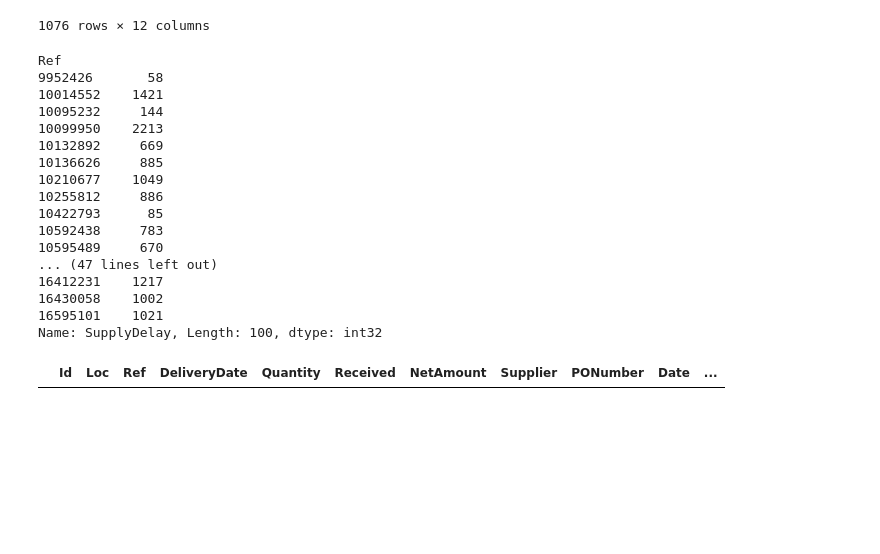
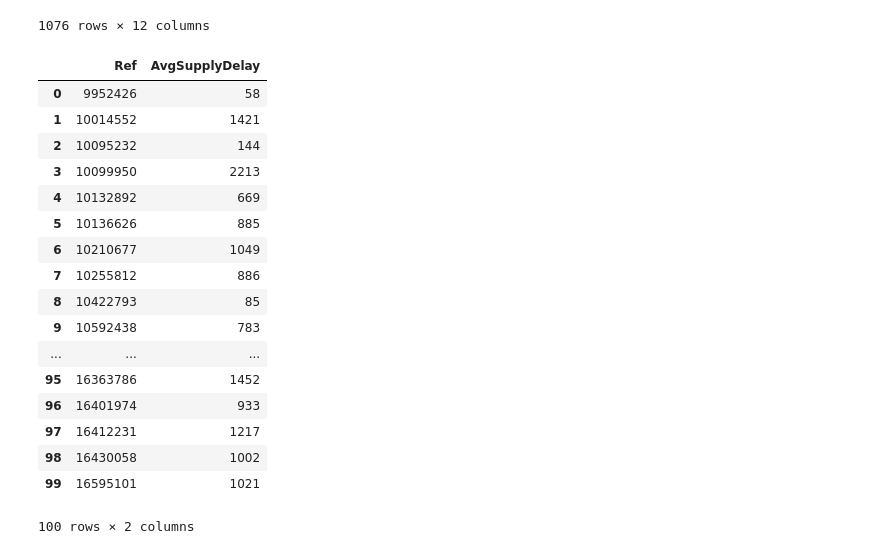
Before and after one commit to pratishthakapoor/RetailReplenishement, a Jupyter notebook: Code/LeadTime/SupplyDelay.ipynb, the cells around one changed output. Cells and saved outputs as stored; diff of their text form; code cells hidden in the pictures; blank space fills up the shorter version.

```diff
--- a/Code/LeadTime/SupplyDelay.ipynb
+++ b/Code/LeadTime/SupplyDelay.ipynb
@@ -164,29 +164,3 @@ purchase_data
 1076 rows × 12 columns
 # %%
 avg_supp = purchase_data.groupby('Ref', as_index = True)['SupplyDelay'].mean().astype(int)
-# %%
-print(avg_supp)
-new_column = pd.DataFrame({"AverageSupplyDelay": avg_supp})
-purchase_data = purchase_data.merge(new_column, left_index = True, right_index = True)
-#purchase_data = purchase_data.to_csv(SupplyDelay)
-purchase_data.to_csv('Lokad_PurchaseOrders.csv')
-purchase_data
-# %% [output]
-Ref
-9952426       58
-10014552    1421
-10095232     144
-10099950    2213
-10132892     669
-10136626     885
-10210677    1049
-10255812     886
-10422793      85
-10592438     783
-10595489     670
-... (47 lines left out)
-16412231    1217
-16430058    1002
-16595101    1021
-Name: SupplyDelay, Length: 100, dtype: int32
-|  | Id | Loc | Ref | DeliveryDate | Quantity | Received | NetAmount | Supplier | PONumber | Date | ... |
@@ -192,0 +169,26 @@ Name: SupplyDelay, Length: 100, dtype: int32
+# %%
+colnames=['Ref', 'AvgSupplyDelay']
+avg_supp.to_csv('Lokad_AverageSupplyDelay.csv')
+
+data = pd.read_csv('Lokad_AverageSupplyDelay.csv', names = colnames, header = None)
+
+data
+# %% [output]
+|  | Ref | AvgSupplyDelay |
+| 0 | 9952426 | 58 |
+| 1 | 10014552 | 1421 |
+| 2 | 10095232 | 144 |
+| 3 | 10099950 | 2213 |
+| 4 | 10132892 | 669 |
+| 5 | 10136626 | 885 |
+| 6 | 10210677 | 1049 |
+| 7 | 10255812 | 886 |
+| 8 | 10422793 | 85 |
+| 9 | 10592438 | 783 |
+| ... | ... | ... |
+| 95 | 16363786 | 1452 |
+| 96 | 16401974 | 933 |
+| 97 | 16412231 | 1217 |
+| 98 | 16430058 | 1002 |
+| 99 | 16595101 | 1021 |
+100 rows × 2 columns
```
Also changed, not shown: parts of 14 cells of this notebook, 1 other file.
